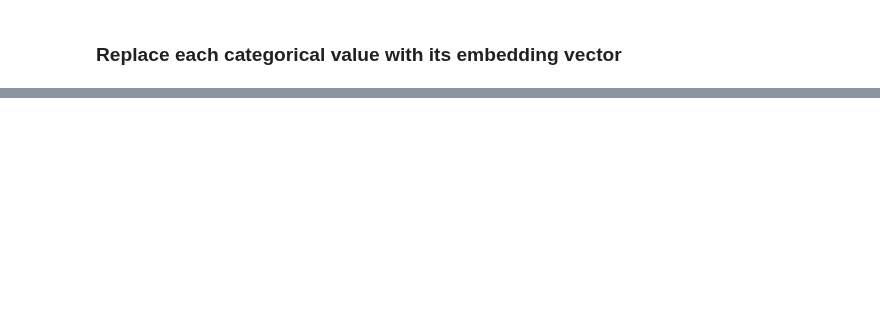
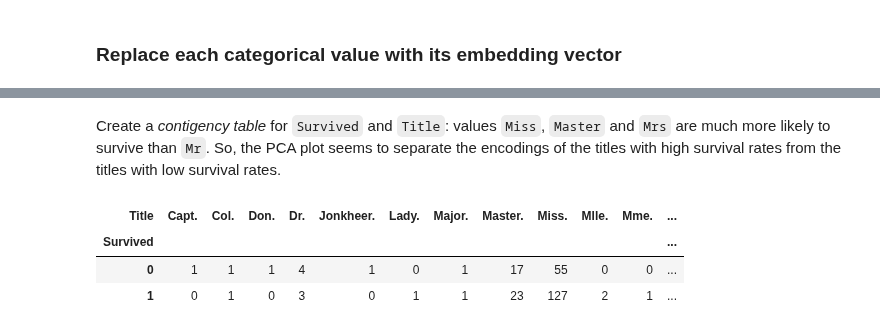
Before and after one commit to isa-ulisboa/greends-pml-2022-2023, a Jupyter notebook: fast_ai_titanic.ipynb, the cells around one changed output, grey strips where cells are left out. Saved outputs shown, nothing was run; the diff lists cells and outputs as text; code cells hidden in the pictures; blank space fills up the shorter version.

```diff
--- a/fast_ai_titanic.ipynb
+++ b/fast_ai_titanic.ipynb
@@ -387,0 +284,10 @@ plt.show()
+# %% [markdown]
+Create a *contigency table* for `Survived` and `Title`: values `Miss`, `Master` and `Mrs` are much more likely to survive than `Mr`. So, the PCA plot seems to separate the encodings of the titles with high survival rates from the titles with low survival rates.
+# %%
+ct=pd.crosstab(train_df['Survived'], train_df['Title'])
+ct
+# %% [output]
+| Title | Capt. | Col. | Don. | Dr. | Jonkheer. | Lady. | Major. | Master. | Miss. | Mlle. | Mme. | ... |
+| Survived |  |  |  |  |  |  |  |  |  |  |  | ... |
+| 0 | 1 | 1 | 1 | 4 | 1 | 0 | 1 | 17 | 55 | 0 | 0 | ... |
+| 1 | 0 | 1 | 0 | 3 | 0 | 1 | 1 | 23 | 127 | 2 | 1 | ... |
```
Also changed, not shown: parts of 30 cells of this notebook.
